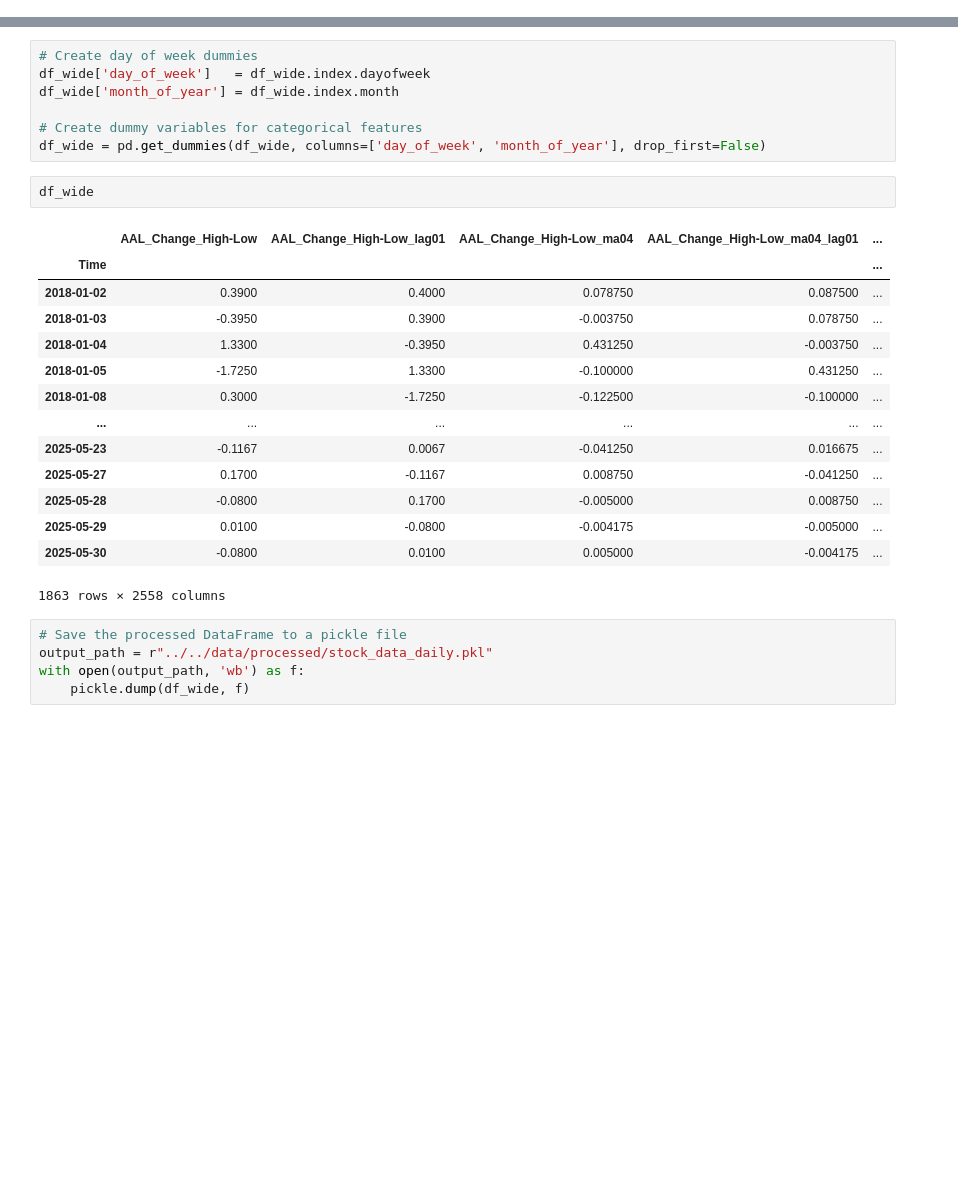
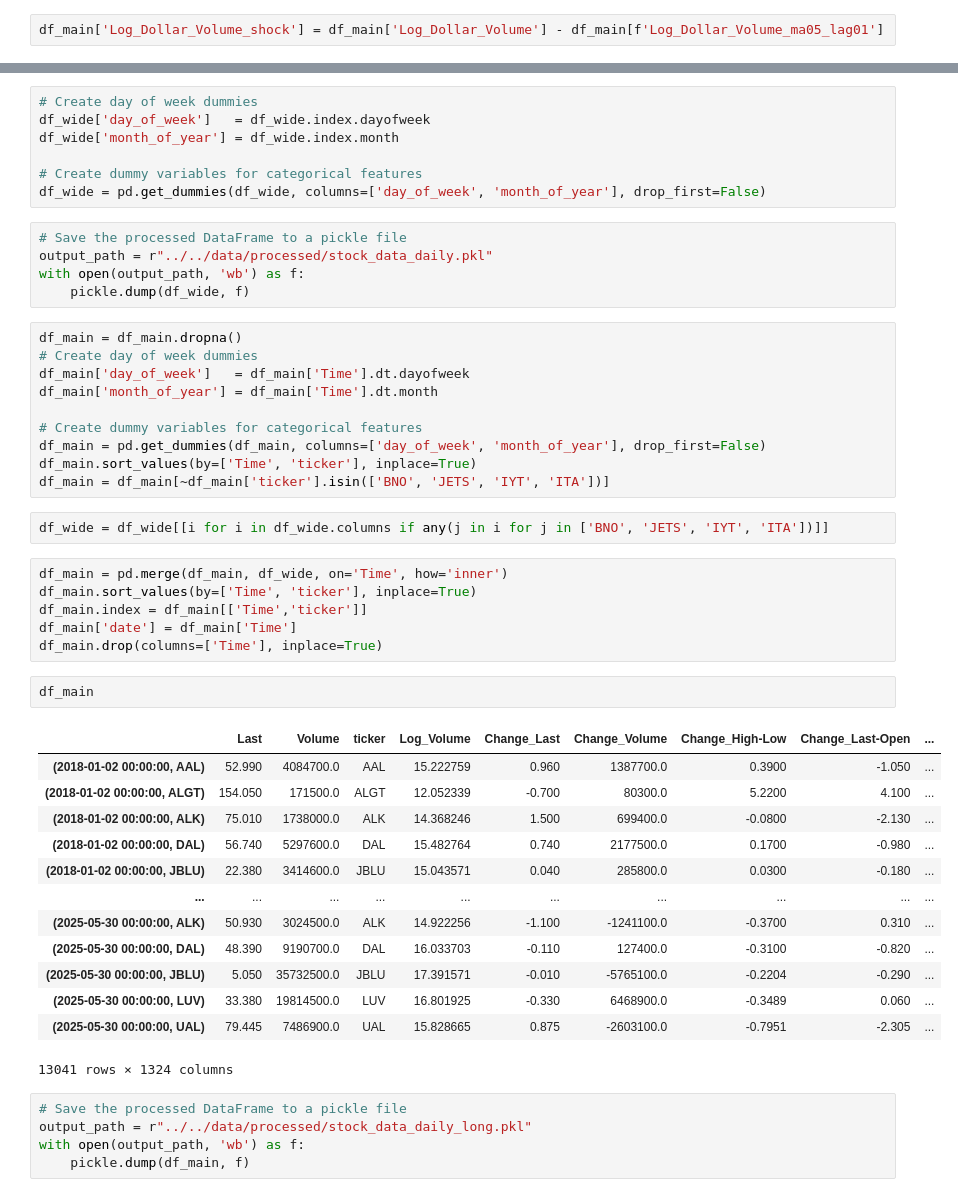
Before and after one commit to svanomm/sentiment-volume-forecasting, a Jupyter notebook: Scripts/02 Stocks Data/02 Process Daily Stock Data.ipynb, the cells around one changed output, grey strips where cells are left out. Drawn from its saved outputs; the diff is of its cells as text; blank space fills up the shorter version.

```diff
--- a/Scripts/02 Stocks Data/02 Process Daily Stock Data.ipynb
+++ b/Scripts/02 Stocks Data/02 Process Daily Stock Data.ipynb
@@ -106,6 +121,8 @@ vars=['Last', 'Log_Volume', 'Volume', 'Change_Last', 'Change_Volume', 'Log_Dolla
 for l in range(1, 27):
     for var in vars:
         df_main[f'{var}_lag{l:02d}'] = df_main.groupby('ticker')[var].shift(l)
+# %%
+df_main['Log_Dollar_Volume_shock'] = df_main['Log_Dollar_Volume'] - df_main[f'Log_Dollar_Volume_ma05_lag01']
 # %%
 # reshape the data to wide format, adding the ticker as a prefix to all columns
 to_reshape = df_main.columns.difference(['Time', 'ticker'])
@@ -126,25 +143,47 @@ df_wide['month_of_year'] = df_wide.index.month
 
 # Create dummy variables for categorical features
 df_wide = pd.get_dummies(df_wide, columns=['day_of_week', 'month_of_year'], drop_first=False)
-# %%
-df_wide
-# %% [output]
-|  | AAL_Change_High-Low | AAL_Change_High-Low_lag01 | AAL_Change_High-Low_ma04 | AAL_Change_High-Low_ma04_lag01 | ... |
-| Time |  |  |  |  | ... |
-| 2018-01-02 | 0.3900 | 0.4000 | 0.078750 | 0.087500 | ... |
-| 2018-01-03 | -0.3950 | 0.3900 | -0.003750 | 0.078750 | ... |
-| 2018-01-04 | 1.3300 | -0.3950 | 0.431250 | -0.003750 | ... |
-| 2018-01-05 | -1.7250 | 1.3300 | -0.100000 | 0.431250 | ... |
-| 2018-01-08 | 0.3000 | -1.7250 | -0.122500 | -0.100000 | ... |
-| ... | ... | ... | ... | ... | ... |
-| 2025-05-23 | -0.1167 | 0.0067 | -0.041250 | 0.016675 | ... |
-| 2025-05-27 | 0.1700 | -0.1167 | 0.008750 | -0.041250 | ... |
-| 2025-05-28 | -0.0800 | 0.1700 | -0.005000 | 0.008750 | ... |
-| 2025-05-29 | 0.0100 | -0.0800 | -0.004175 | -0.005000 | ... |
-| 2025-05-30 | -0.0800 | 0.0100 | 0.005000 | -0.004175 | ... |
-1863 rows × 2558 columns
 # %%
 # Save the processed DataFrame to a pickle file
 output_path = r"../../data/processed/stock_data_daily.pkl"
 with open(output_path, 'wb') as f:
     pickle.dump(df_wide, f)
+# %%
+df_main = df_main.dropna()
+# Create day of week dummies
+df_main['day_of_week']   = df_main['Time'].dt.dayofweek
+df_main['month_of_year'] = df_main['Time'].dt.month
+
+# Create dummy variables for categorical features
+df_main = pd.get_dummies(df_main, columns=['day_of_week', 'month_of_year'], drop_first=False)
+df_main.sort_values(by=['Time', 'ticker'], inplace=True)
+df_main = df_main[~df_main['ticker'].isin(['BNO', 'JETS', 'IYT', 'ITA'])]
+# %%
+df_wide = df_wide[[i for i in df_wide.columns if any(j in i for j in ['BNO', 'JETS', 'IYT', 'ITA'])]]
+# %%
+df_main = pd.merge(df_main, df_wide, on='Time', how='inner')
+df_main.sort_values(by=['Time', 'ticker'], inplace=True)
+df_main.index = df_main[['Time','ticker']]
+df_main['date'] = df_main['Time']
+df_main.drop(columns=['Time'], inplace=True)
+# %%
+df_main
+# %% [output]
+|  | Last | Volume | ticker | Log_Volume | Change_Last | Change_Volume | Change_High-Low | Change_Last-Open | ... |
+| (2018-01-02 00:00:00, AAL) | 52.990 | 4084700.0 | AAL | 15.222759 | 0.960 | 1387700.0 | 0.3900 | -1.050 | ... |
+| (2018-01-02 00:00:00, ALGT) | 154.050 | 171500.0 | ALGT | 12.052339 | -0.700 | 80300.0 | 5.2200 | 4.100 | ... |
+| (2018-01-02 00:00:00, ALK) | 75.010 | 1738000.0 | ALK | 14.368246 | 1.500 | 699400.0 | -0.0800 | -2.130 | ... |
+| (2018-01-02 00:00:00, DAL) | 56.740 | 5297600.0 | DAL | 15.482764 | 0.740 | 2177500.0 | 0.1700 | -0.980 | ... |
+| (2018-01-02 00:00:00, JBLU) | 22.380 | 3414600.0 | JBLU | 15.043571 | 0.040 | 285800.0 | 0.0300 | -0.180 | ... |
+| ... | ... | ... | ... | ... | ... | ... | ... | ... | ... |
+| (2025-05-30 00:00:00, ALK) | 50.930 | 3024500.0 | ALK | 14.922256 | -1.100 | -1241100.0 | -0.3700 | 0.310 | ... |
+| (2025-05-30 00:00:00, DAL) | 48.390 | 9190700.0 | DAL | 16.033703 | -0.110 | 127400.0 | -0.3100 | -0.820 | ... |
+| (2025-05-30 00:00:00, JBLU) | 5.050 | 35732500.0 | JBLU | 17.391571 | -0.010 | -5765100.0 | -0.2204 | -0.290 | ... |
+| (2025-05-30 00:00:00, LUV) | 33.380 | 19814500.0 | LUV | 16.801925 | -0.330 | 6468900.0 | -0.3489 | 0.060 | ... |
+| (2025-05-30 00:00:00, UAL) | 79.445 | 7486900.0 | UAL | 15.828665 | 0.875 | -2603100.0 | -0.7951 | -2.305 | ... |
+13041 rows × 1324 columns
+# %%
+# Save the processed DataFrame to a pickle file
+output_path = r"../../data/processed/stock_data_daily_long.pkl"
+with open(output_path, 'wb') as f:
+    pickle.dump(df_main, f)
```
Also changed, not shown: parts of 3 cells of this notebook, 2 other files.
